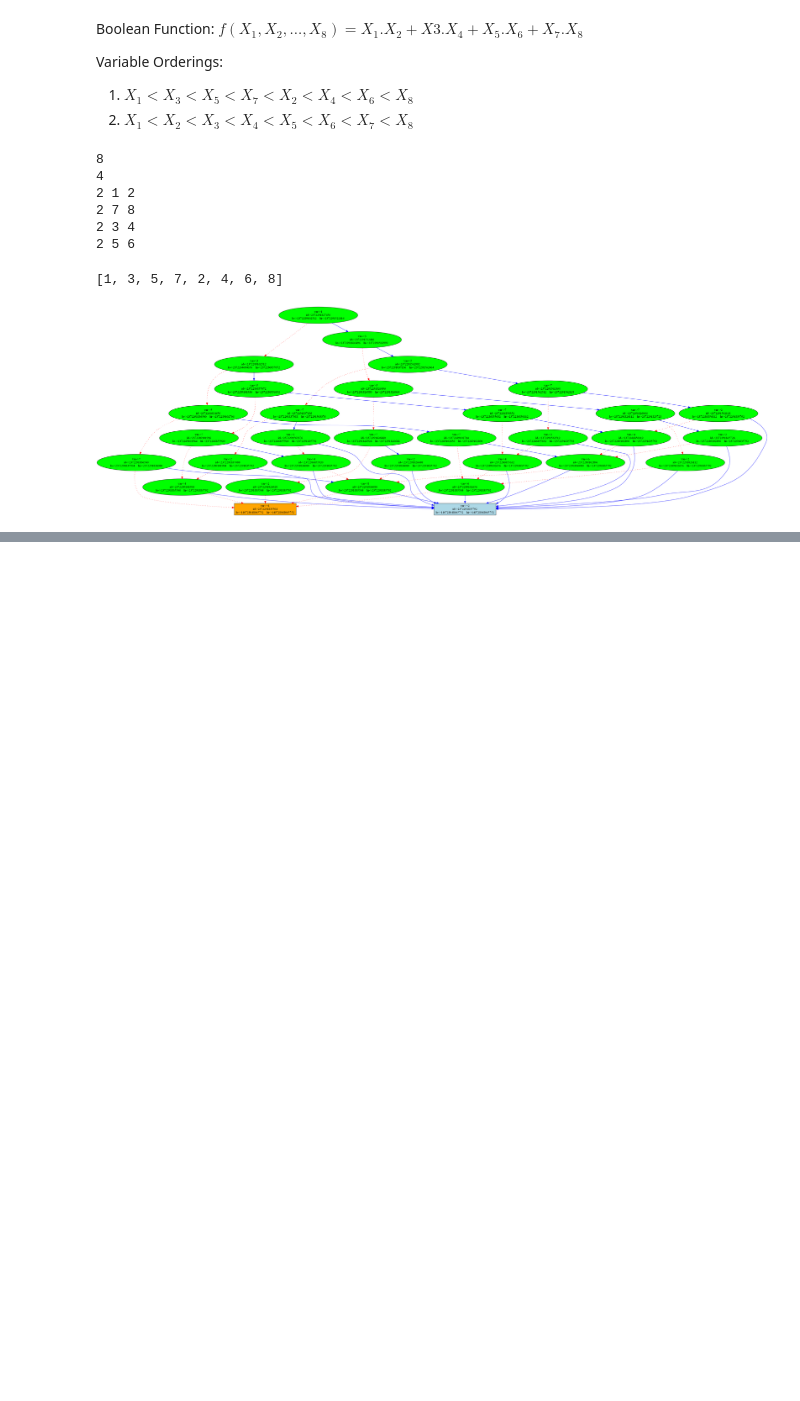
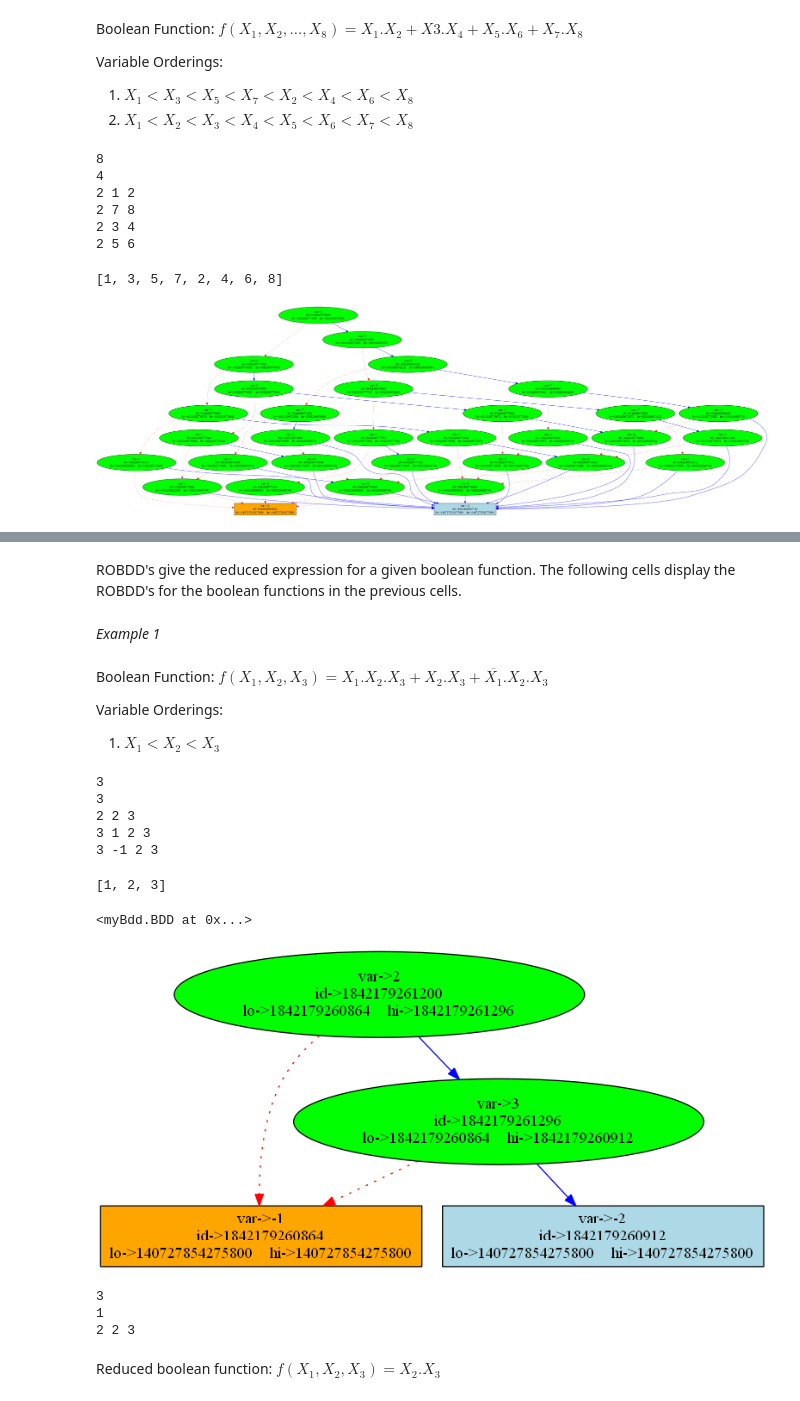
Before and after one commit to the-pinbo/ROBDD, a Jupyter notebook: example.ipynb, the cells around one changed output, grey strips where cells are left out. Cells and saved outputs as stored; diff of their text form; code cells hidden in the pictures; blank space fills up the shorter version.

Commit message:
implemented dfs to find the expression

```diff
--- a/example.ipynb
+++ b/example.ipynb
@@ -88,0 +91,42 @@ a.displayGraph()
+# %% [markdown]
+ROBDD's give the reduced expression for a given boolean function. The following cells display the ROBDD's for the boolean functions in the previous cells.
+# %% [markdown]
+
+_Example 1_
+# %% [markdown]
+Boolean Function:
+$ f(X_1, X_2,X_3) = X_1.X_2.X_3 + X_2.X_3 + \overline{X_1}.X_2.X_3 $
+
+Variable Orderings:
+1. $ X_1 \lt X_2 \lt X_3 $
+# %%
+f = boolfunc.Expression(
+    r"input\3.pcn")
+print(f)
+# %% [output]
+3
+3
+2 2 3
+3 1 2 3
+3 -1 2 3
+# %%
+ordering = [1,2,3]
+print(ordering)
+a = BDD(f, ordering)
+a
+# %% [output]
+[1, 2, 3]
+<myBdd.BDD at 0x...>
+# %%
+a.displayGraph()
+# %% [output]
+[figure, added]
+# %%
+a.getExpression()
+# %% [output]
+3
+1
+2 2 3
+# %% [markdown]
+Reduced boolean function:
+$ f(X_1, X_2,X_3) = X_2.X_3 $
```
Also changed, not shown: parts of 5 cells of this notebook, 3 other files.
